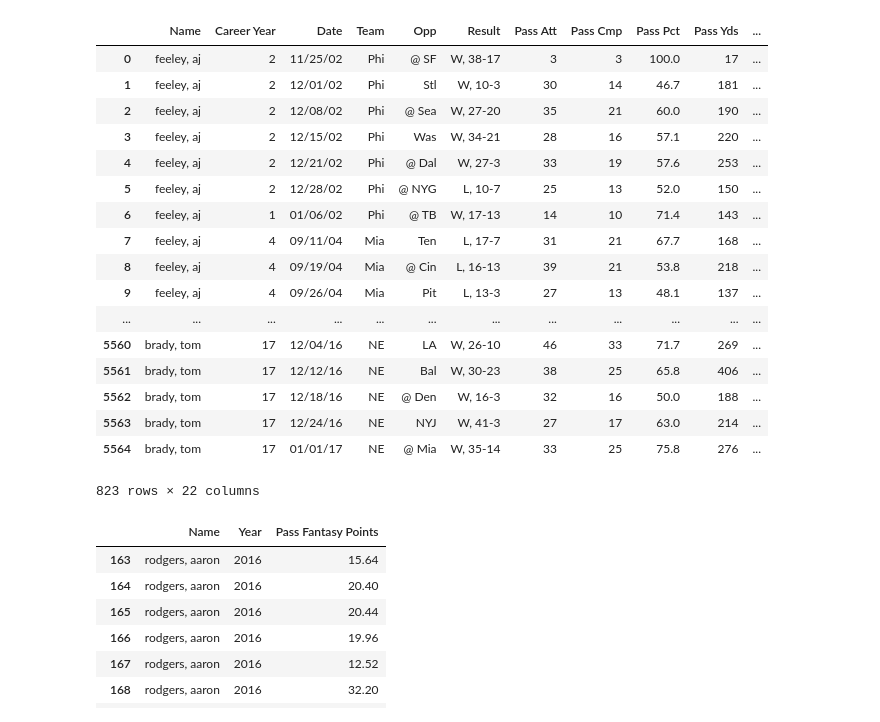
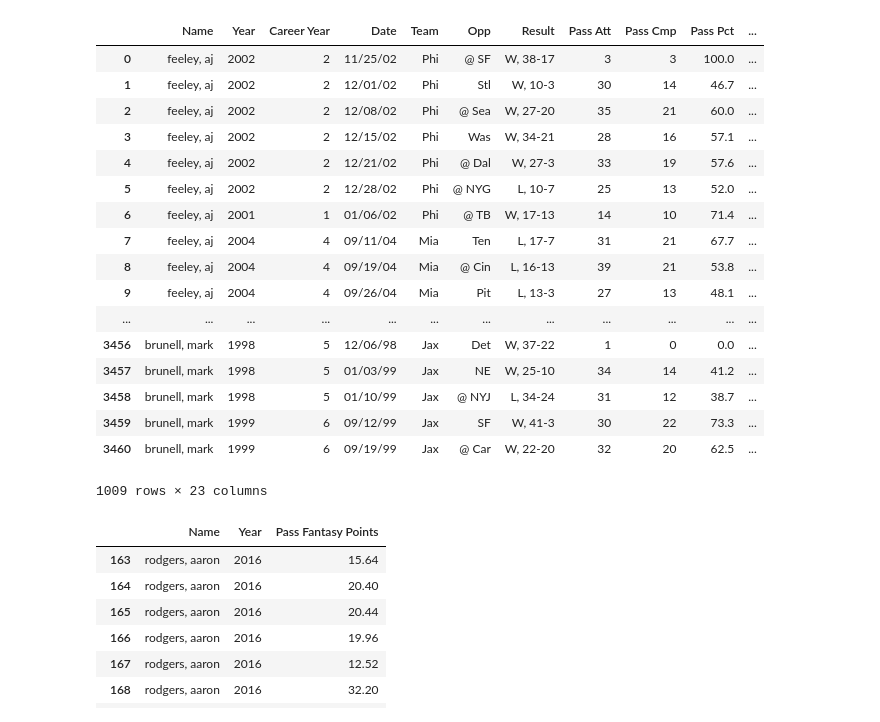
Before and after one commit to JohnPHogan/FantasyFootball, a Jupyter notebook: Analysis 2.ipynb, the cells around one changed output. Cells and saved outputs as stored; diff of their text form; code cells hidden in the pictures.

Commit message:
Update to include year in data

```diff
--- a/Analysis 2.ipynb
+++ b/Analysis 2.ipynb
@@ -1,34 +1,34 @@
 # %%
 %matplotlib inline
 
 import pandas as pd
 import matplotlib as mp
 import numpy as np
 import matplotlib.pyplot as plt
 import matplotlib.patches as mpatches
 
 qb_games = pd.read_csv('qb_games.csv')
-qb_games = qb_games.groupby(['Career Year'])
+qb_games = qb_games.groupby(['Year'])
 qb_games.head(50)
 # %% [output]
-|  | Name | Career Year | Date | Team | Opp | Result | Pass Att | Pass Cmp | Pass Pct | Pass Yds | ... |
-| 0 | feeley, aj | 2 | 11/25/02 | Phi | @ SF | W, 38-17 | 3 | 3 | 100.0 | 17 | ... |
-| 1 | feeley, aj | 2 | 12/01/02 | Phi | Stl | W, 10-3 | 30 | 14 | 46.7 | 181 | ... |
-| 2 | feeley, aj | 2 | 12/08/02 | Phi | @ Sea | W, 27-20 | 35 | 21 | 60.0 | 190 | ... |
-| 3 | feeley, aj | 2 | 12/15/02 | Phi | Was | W, 34-21 | 28 | 16 | 57.1 | 220 | ... |
-| 4 | feeley, aj | 2 | 12/21/02 | Phi | @ Dal | W, 27-3 | 33 | 19 | 57.6 | 253 | ... |
-| 5 | feeley, aj | 2 | 12/28/02 | Phi | @ NYG | L, 10-7 | 25 | 13 | 52.0 | 150 | ... |
-| 6 | feeley, aj | 1 | 01/06/02 | Phi | @ TB | W, 17-13 | 14 | 10 | 71.4 | 143 | ... |
-| 7 | feeley, aj | 4 | 09/11/04 | Mia | Ten | L, 17-7 | 31 | 21 | 67.7 | 168 | ... |
-| 8 | feeley, aj | 4 | 09/19/04 | Mia | @ Cin | L, 16-13 | 39 | 21 | 53.8 | 218 | ... |
-| 9 | feeley, aj | 4 | 09/26/04 | Mia | Pit | L, 13-3 | 27 | 13 | 48.1 | 137 | ... |
+|  | Name | Year | Career Year | Date | Team | Opp | Result | Pass Att | Pass Cmp | Pass Pct | ... |
+| 0 | feeley, aj | 2002 | 2 | 11/25/02 | Phi | @ SF | W, 38-17 | 3 | 3 | 100.0 | ... |
+| 1 | feeley, aj | 2002 | 2 | 12/01/02 | Phi | Stl | W, 10-3 | 30 | 14 | 46.7 | ... |
+| 2 | feeley, aj | 2002 | 2 | 12/08/02 | Phi | @ Sea | W, 27-20 | 35 | 21 | 60.0 | ... |
+| 3 | feeley, aj | 2002 | 2 | 12/15/02 | Phi | Was | W, 34-21 | 28 | 16 | 57.1 | ... |
+| 4 | feeley, aj | 2002 | 2 | 12/21/02 | Phi | @ Dal | W, 27-3 | 33 | 19 | 57.6 | ... |
+| 5 | feeley, aj | 2002 | 2 | 12/28/02 | Phi | @ NYG | L, 10-7 | 25 | 13 | 52.0 | ... |
+| 6 | feeley, aj | 2001 | 1 | 01/06/02 | Phi | @ TB | W, 17-13 | 14 | 10 | 71.4 | ... |
+| 7 | feeley, aj | 2004 | 4 | 09/11/04 | Mia | Ten | L, 17-7 | 31 | 21 | 67.7 | ... |
+| 8 | feeley, aj | 2004 | 4 | 09/19/04 | Mia | @ Cin | L, 16-13 | 39 | 21 | 53.8 | ... |
+| 9 | feeley, aj | 2004 | 4 | 09/26/04 | Mia | Pit | L, 13-3 | 27 | 13 | 48.1 | ... |
 | ... | ... | ... | ... | ... | ... | ... | ... | ... | ... | ... | ... |
-| 5560 | brady, tom | 17 | 12/04/16 | NE | LA | W, 26-10 | 46 | 33 | 71.7 | 269 | ... |
-| 5561 | brady, tom | 17 | 12/12/16 | NE | Bal | W, 30-23 | 38 | 25 | 65.8 | 406 | ... |
-| 5562 | brady, tom | 17 | 12/18/16 | NE | @ Den | W, 16-3 | 32 | 16 | 50.0 | 188 | ... |
-| 5563 | brady, tom | 17 | 12/24/16 | NE | NYJ | W, 41-3 | 27 | 17 | 63.0 | 214 | ... |
-| 5564 | brady, tom | 17 | 01/01/17 | NE | @ Mia | W, 35-14 | 33 | 25 | 75.8 | 276 | ... |
+| 3456 | brunell, mark | 1998 | 5 | 12/06/98 | Jax | Det | W, 37-22 | 1 | 0 | 0.0 | ... |
+| 3457 | brunell, mark | 1998 | 5 | 01/03/99 | Jax | NE | W, 25-10 | 34 | 14 | 41.2 | ... |
+| 3458 | brunell, mark | 1998 | 5 | 01/10/99 | Jax | @ NYJ | L, 34-24 | 31 | 12 | 38.7 | ... |
+| 3459 | brunell, mark | 1999 | 6 | 09/12/99 | Jax | SF | W, 41-3 | 30 | 22 | 73.3 | ... |
+| 3460 | brunell, mark | 1999 | 6 | 09/19/99 | Jax | @ Car | W, 22-20 | 32 | 20 | 62.5 | ... |
-823 rows × 22 columns
+1009 rows × 23 columns
 # %%
 qb_games['Date'] = pd.to_datetime(qb_games['Date'])
 qb_games['Year'] = qb_games['Date'].dt.year
```
Also changed, not shown: 2 other files.
